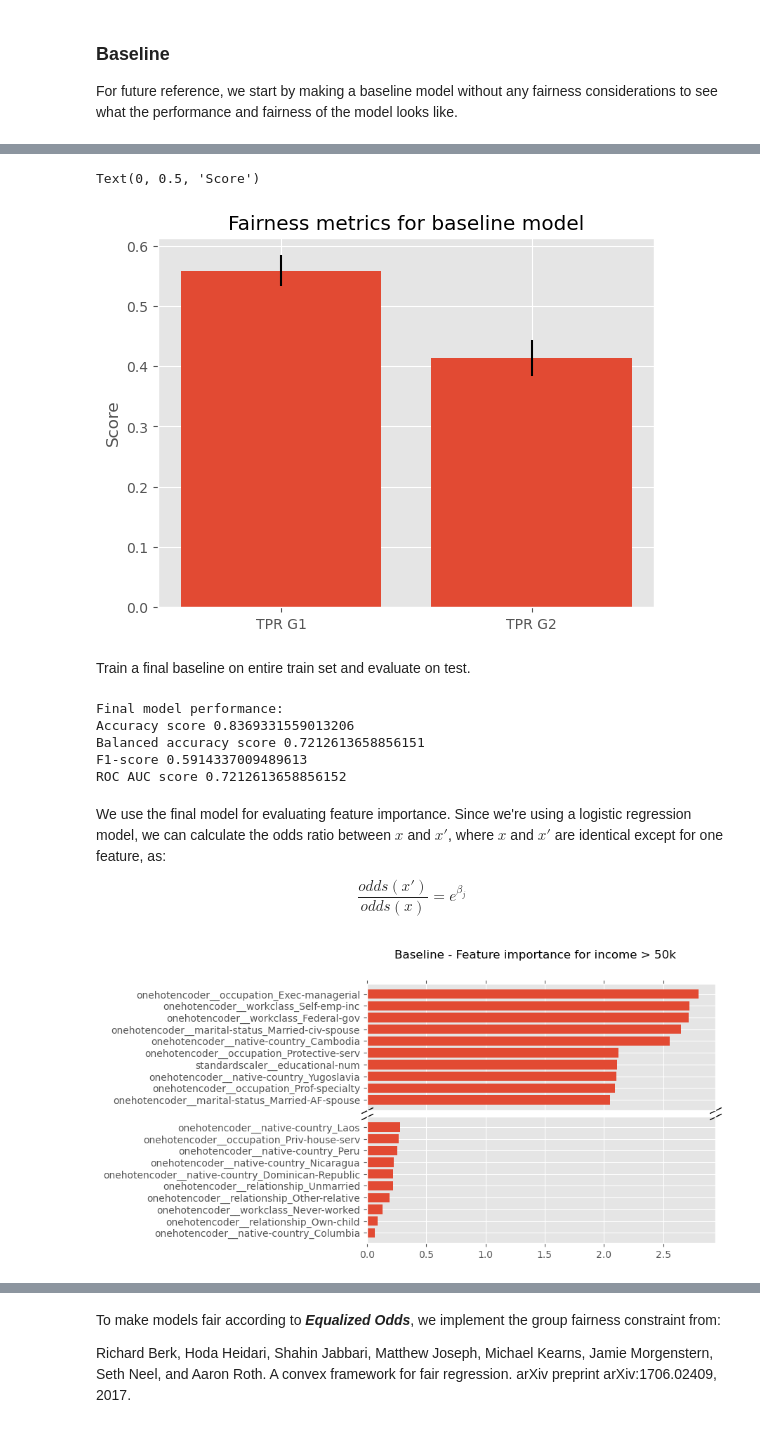
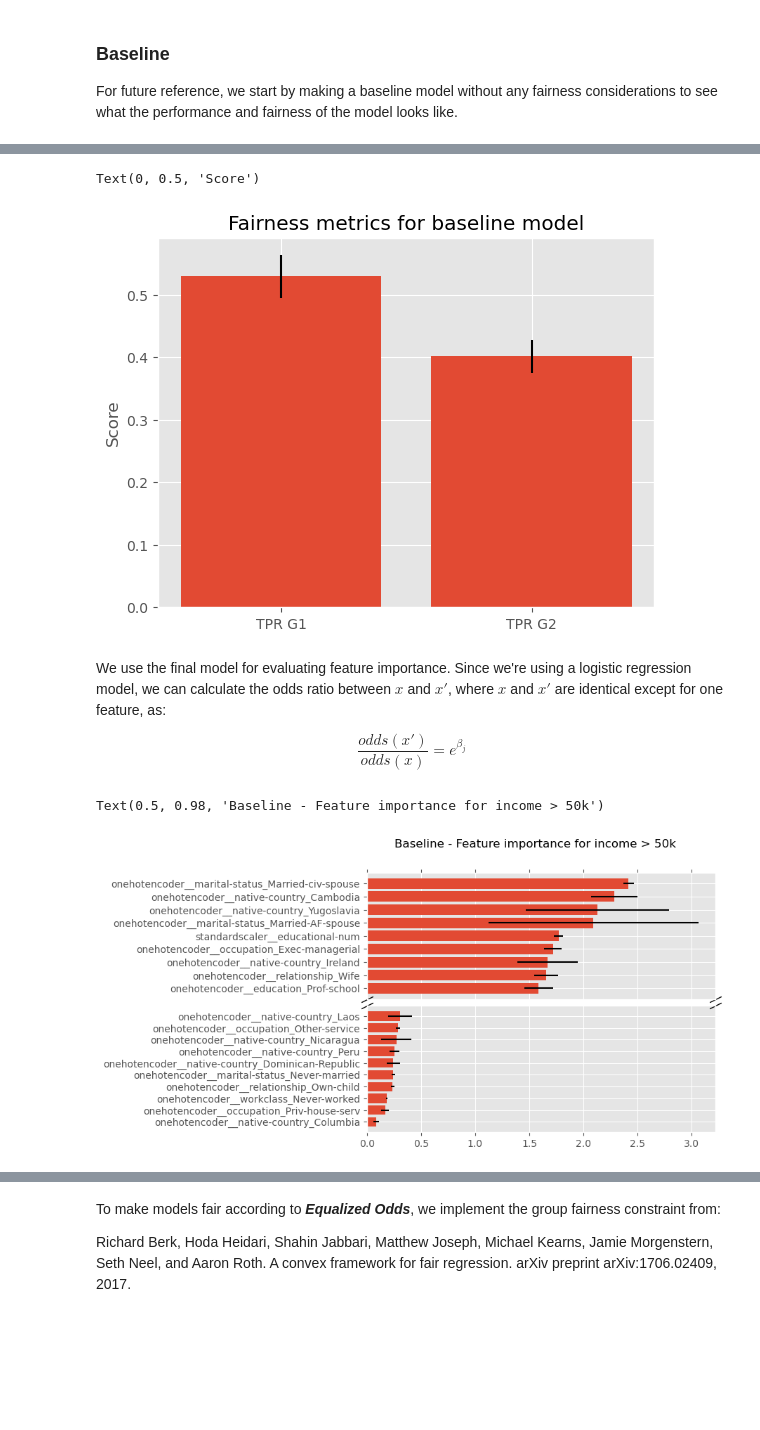
Before and after one commit to Marcus-Friis/afae-exam, a Jupyter notebook: notebook.ipynb, the cells around one changed output, grey strips where cells are left out. Cells and saved outputs as stored; diff of their text form; code cells hidden in the pictures; blank space fills up the shorter version.

```diff
--- a/notebook.ipynb
+++ b/notebook.ipynb
@@ -53,7 +53,7 @@ groups = 'gender_group'
 # %%
 # define a preprocessing pipeline and split data into train and test
 preprocessing = ColumnTransformer(
-    [('onehotencoder', OneHotEncoder(handle_unknown='ignore', drop='first'), nom_features),
+    [('onehotencoder', OneHotEncoder(handle_unknown='ignore'), nom_features),
      ('standardscaler', StandardScaler(), num_features)
      ])
 
@@ -136,5 +140,5 @@ class KfoldTracker:
 # %%
-tracker = KfoldTracker()
+tracker_base = KfoldTracker()
 
 n_splits = 5
 splits = KFold(n_splits=n_splits, shuffle=True, random_state=42)
@@ -158,8 +162,10 @@ for fold, (train_idx, val_idx) in enumerate(splits.split(income_train)):
     y_pred = model(x_val)
     y_pred = y_pred.detach().numpy().round()
 
-    tracker.log(y_val, y_pred, g_val)
+    feature_importance = torch.exp(model.linear.weight).detach().numpy().squeeze()
+    feature_names = preprocessing.get_feature_names_out()
+    tracker_base.log(y_val, y_pred, g_val, feature_importance, feature_names)
 
-tracker
+tracker_base
 # %% [output]
                           0         1         2         3         4
@@ -183,42 +197,12 @@ savefig('baseline_performance.svg')
 # %%
-fairness_base = tracker.get_mean_fairness()
+fairness_base = tracker_base.get_mean_fairness()
 fig, ax = plt.subplots()
 ax.bar(fairness_base.keys(), [v[0] for v in fairness_base.values()], yerr=[v[1] for v in fairness_base.values()])
 ax.set_title('Fairness metrics for baseline model')
 ax.set_ylabel('Score')
 # %% [output]
 Text(0, 0.5, 'Score')
-[figure, old version]
+[figure, new version]
-# %% [markdown]
-Train a final baseline on entire train set and evaluate on test.
-# %%
-x_train = preprocessing.fit_transform(income_train).toarray()
-y_train = income_train[target].values
-g_train = income_train[groups].values
-
-x_test = preprocessing.transform(income_test).toarray()
-y_test = income_test[target].values
-g_test = income_test[groups].values
-
-x_train, y_train, g_train, x_test, y_test, g_test = map(lambda x: torch.tensor(x, dtype=torch.float), (x_train, y_train, g_train, x_test, y_test, g_test))
-
-model = BinaryLogisticRegression(x_train.shape[1])
-model.fit(x_train, y_train)
-
-y_pred = model(x_test)
-y_pred = y_pred.detach().numpy().round()
-
-print('Final model performance:')
-print('Accuracy score', accuracy_score(y_test, y_pred))
-print('Balanced accuracy score', balanced_accuracy_score(y_test, y_pred))
-print('F1-score', f1_score(y_test, y_pred))
-print('ROC AUC score', roc_auc_score(y_test, y_pred))
-# %% [output]
-Final model performance:
-Accuracy score 0.8369331559013206
-Balanced accuracy score 0.7212613658856151
-F1-score 0.5914337009489613
-ROC AUC score 0.7212613658856152
 # %% [markdown]
 We use the final model for evaluating feature importance. Since we're using a logistic regression model, we can calculate the odds ratio between $x$ and $x'$, where $x$ and $x'$ are identical except for one feature, as:
 
@@ -226,28 +210,34 @@ $$
 \frac{odds(x')}{odds(x)} = e^{\beta_j}
 $$
 # %%
-def plot_feature_importance(feature_importance, labels):
+def plot_feature_importance(feature_importance):
+
+    means = np.array([value[0] for value in feature_importance.values()])
+    stds = np.array([value[1] for value in feature_importance.values()])
+    keys = np.array(list(feature_importance.keys()))
+
     fig, (ax1, ax2) = plt.subplots(2, sharex=True)
     fig.subplots_adjust(hspace=0.05)
-    idx = np.argsort(feature_importance)
+    idx = np.argsort(means)
     idx = np.concatenate((idx[:10], idx[-10:]))
 
-    ax1.barh(preprocessing.get_feature_names_out()[idx[10:]], feature_importance[idx[10:]])
-    ax2.barh(preprocessing.get_feature_names_out()[idx[:10]], feature_importance[idx[:10]])
+    ax1.barh(keys[idx[10:]], means[idx[10:]], xerr=stds[idx[10:]])
+    ax2.barh(keys[idx[:10]], means[idx[:10]], xerr=stds[idx[:10]])
 
     ax1.xaxis.tick_top()
 
     d = .5
     kwargs = dict(marker=[(-1, -d), (1, d)], markersize=12,
                 linestyle="none", color='k', mec='k', mew=1, clip_on=False)
     ax1.plot([0, 1], [0, 0], transform=ax1.transAxes, **kwargs)
     ax2.plot([0, 1], [1, 1], transform=ax2.transAxes, **kwargs)
 
     return fig, (ax1, ax2)
 
-feature_importance = torch.exp(model.linear.weight).detach().numpy().squeeze()
-fig, (ax1, ax2) = plot_feature_importance(feature_importance, preprocessing.get_feature_names_out())
+feature_importance_base = tracker_base.get_mean_feature_importance()
+fig, (ax1, ax2) = plot_feature_importance(feature_importance_base)
 fig.suptitle('Baseline - Feature importance for income > 50k')
-savefig('baseline_feature_importance.svg')
+# savefig('baseline_feature_importance.svg')
 # %% [output]
+Text(0.5, 0.98, 'Baseline - Feature importance for income > 50k')
-[figure, old version]
+[figure, new version]
```
Also changed, not shown: parts of 13 cells of this notebook.
